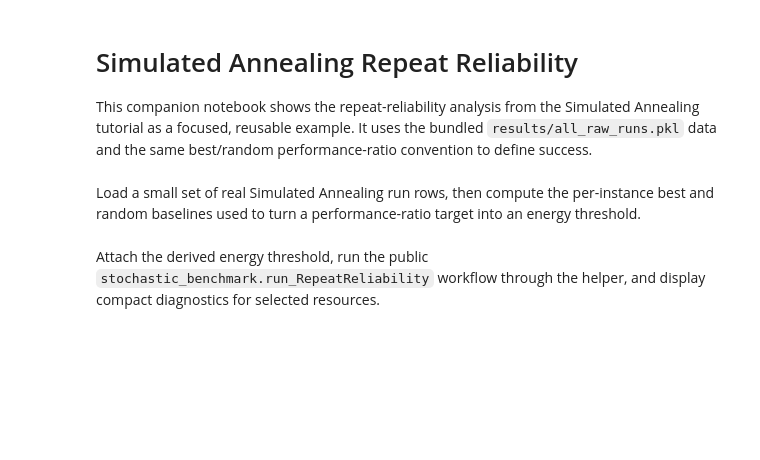
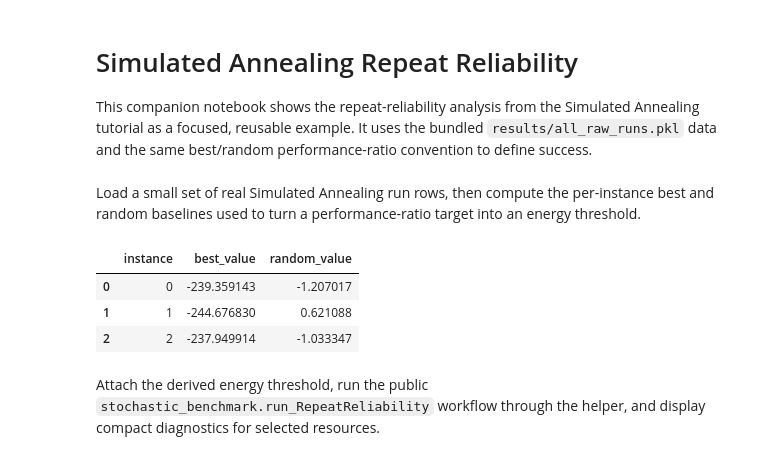
Before and after one commit to usra-riacs/stochastic-benchmark, a Jupyter notebook: examples/Simulated_Annealing/reliability_analysis.ipynb, the cells around one changed output. Saved outputs shown, nothing was run; the diff lists cells and outputs as text; code cells hidden in the pictures; blank space fills up the shorter version.

```diff
--- a/examples/Simulated_Annealing/reliability_analysis.ipynb
+++ b/examples/Simulated_Annealing/reliability_analysis.ipynb
@@ -5,7 +5,10 @@ This companion notebook shows the repeat-reliability analysis from the Simulated
 # %% [markdown]
 Load a small set of real Simulated Annealing run rows, then compute the per-instance best and random baselines used to turn a performance-ratio target into an energy threshold.
 # %%
+import os
 from pathlib import Path
+
+os.environ.setdefault("MPLCONFIGDIR", "/tmp/matplotlib")
 
 import dimod
 import numpy as np
@@ -30,33 +33,38 @@ def random_energy_for_instance(instance_id, *, num_reads=1000, num_variables=100
     J = np.triu(J, 1)
     h = np.random.rand(num_variables)
     model_random = dimod.BinaryQuadraticModel.from_ising(h, J, offset=0.0)
     samples = dimod.RandomSampler().sample(
         model_random,
         num_reads=num_reads,
         seed=instance_id,
     )
     return float(np.asarray(samples.data_vectors["energy"]).mean())
 
 
 runs = load_selected_raw_runs(example_dir, instance_ids)
 instance_baselines = {}
 for instance_id in instance_ids:
     instance_runs = runs[runs["instance"] == instance_id]
     instance_baselines[instance_id] = {
         "best_value": float(instance_runs["energy"].min()),
         "random_value": random_energy_for_instance(
             instance_id,
             num_reads=num_reads,
             num_variables=num_variables,
         ),
     }
 
 baseline_table = (
     pd.DataFrame.from_dict(instance_baselines, orient="index")
     .rename_axis("instance")
     .reset_index()
 )
 baseline_table
+# %% [output]
+|  | instance | best_value | random_value |
+| 0 | 0 | -239.359143 | -1.207017 |
+| 1 | 1 | -244.676830 | 0.621088 |
+| 2 | 2 | -237.949914 | -1.033347 |
 # %% [markdown]
 Attach the derived energy threshold, run the public `stochastic_benchmark.run_RepeatReliability` workflow through the helper, and display compact diagnostics for selected resources.
 # %%
```
Also changed, not shown: parts of 6 cells of this notebook.
